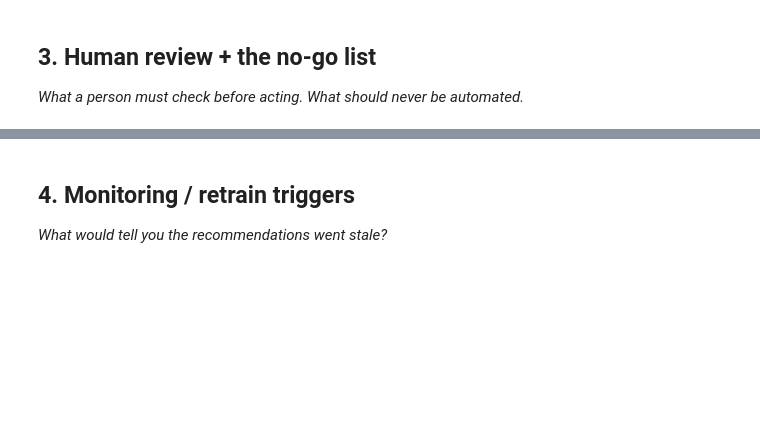
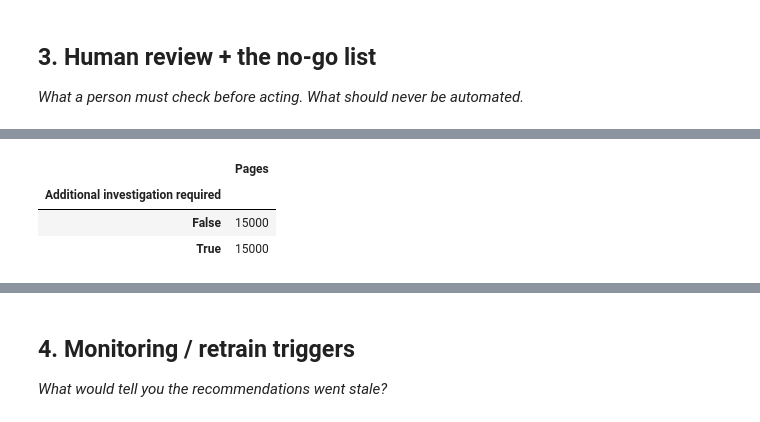
Before and after one commit to rashmita-21/Flyrank-ML-Internship, a Jupyter notebook: work/notebooks/w07_action_playbook.ipynb, the cells around one changed output, grey strips where cells are left out. Saved outputs shown, nothing was run; the diff lists cells and outputs as text; code cells hidden in the pictures; blank space fills up the shorter version.

```diff
--- a/work/notebooks/w07_action_playbook.ipynb
+++ b/work/notebooks/w07_action_playbook.ipynb
@@ -29,0 +596,82 @@ This skeleton is yours to fill. Work the sections **in order** — each one has
+# %%
+# Section 3: Create a human-review checklist and no-go policy.
+
+import json
+from pathlib import Path
+
+assert "ranked_queue" in globals(), (
+    "Run Section 1 before running this section."
+)
+
+review_checklist = [
+    "Confirm the page is live and relevant.",
+    "Verify the reason codes against the source data.",
+    "Review impressions, clicks, sessions, CTR, and position.",
+    "Check search intent, accuracy, and content quality.",
+    "Investigate seasonality, tracking changes, and cannibalization.",
+    "Estimate effort and potential business value.",
+    "Record refresh, investigate, monitor, or no-action decision.",
+]
+
+no_go_actions = [
+    "Automatic publishing or rewriting",
+    "Automatic page deletion",
+    "Automatic URL changes or redirects",
+    "Automatic canonical, schema, or metadata changes",
+    "Sensitive editorial decisions without expert review",
+    "Treating decline risk as proof of refresh benefit",
+    "Overriding client or subject-matter approval",
+]
+
+# Create a human-review status for each queue row.
+review_queue = ranked_queue.copy()
+
+review_queue["human_review_status"] = "pending_review"
+review_queue["review_decision"] = "not_recorded"
+review_queue["reviewer_notes"] = ""
+
+# High score does not mean automatic approval.
+review_queue["requires_human_approval"] = True
+
+# Low-confidence items receive an additional investigation flag.
+review_queue["additional_investigation"] = (
+    review_queue["confidence"].eq("low")
+)
+
+review_policy = {
+    "review_required_for_every_row": True,
+    "high_confidence_means_automatic_approval": False,
+    "low_confidence_requires_additional_investigation": True,
+    "review_checklist": review_checklist,
+    "no_go_actions": no_go_actions,
+    "allowed_human_decisions": [
+        "refresh",
+        "investigate",
+        "monitor",
+        "no_action",
+    ],
+}
+
+policy_path = WEEK7_OUTPUT_DIR / "human_review_policy.json"
+
+with open(policy_path, "w", encoding="utf-8") as f:
+    json.dump(review_policy, f, indent=2)
+
+print("Human-review checklist:")
+for item in review_checklist:
+    print("-", item)
+
+print("\nNo-go actions:")
+for item in no_go_actions:
+    print("-", item)
+
+print("\nReview workload:")
+display(
+    review_queue["additional_investigation"]
+    .value_counts()
+    .rename_axis("Additional investigation required")
+    .to_frame("Pages")
+)
+
+print("\nPolicy saved to:", policy_path)
+# %% [output]
@@ -29,0 +697,4 @@ This skeleton is yours to fill. Work the sections **in order** — each one has
+|  | Pages |
+| Additional investigation required |  |
+| False | 15000 |
+| True | 15000 |
```
Also changed, not shown: parts of 16 cells of this notebook.
